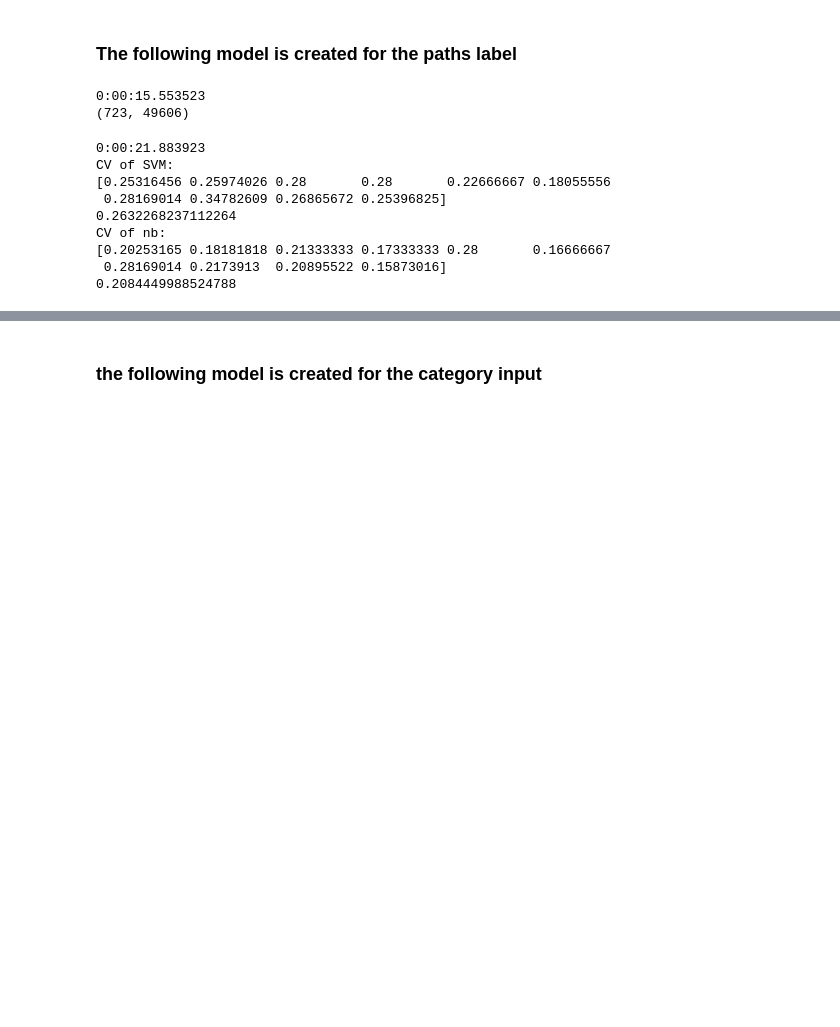
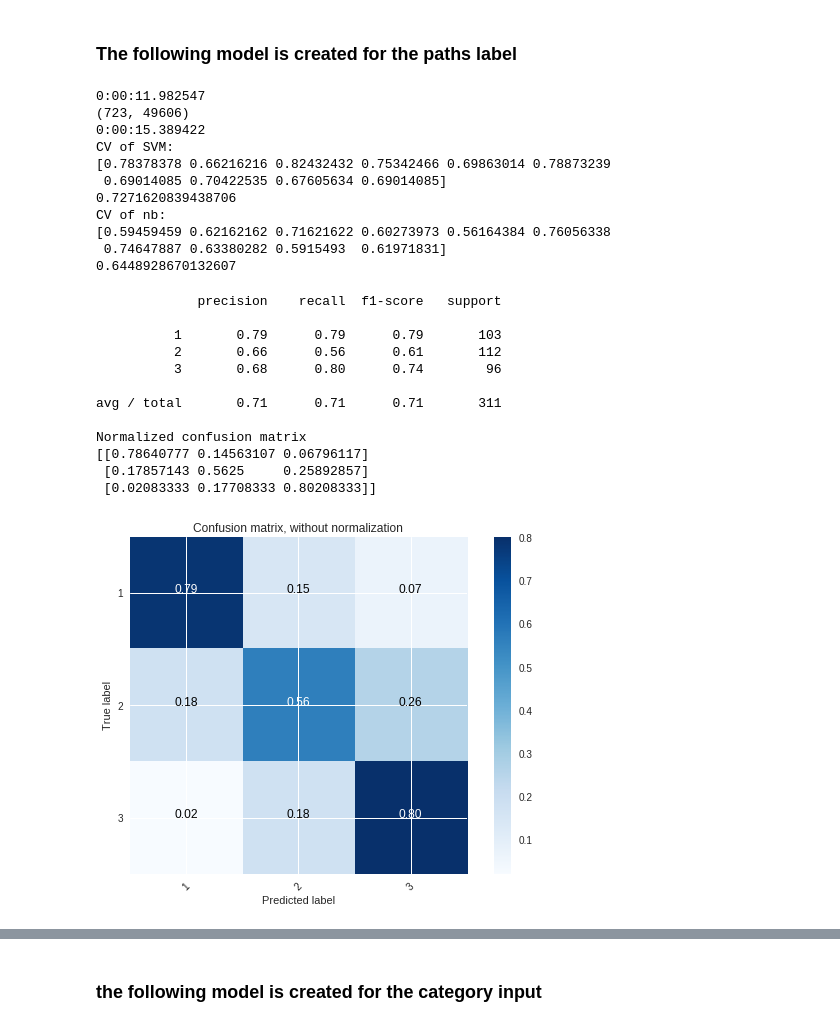
Before and after one commit to pmanlukas/colabSVM, a Jupyter notebook: linear_classifier.ipynb, the cells around one changed output, grey strips where cells are left out. Drawn from its saved outputs; the diff is of its cells as text; code cells hidden in the pictures; blank space fills up the shorter version.

```diff
--- a/linear_classifier.ipynb
+++ b/linear_classifier.ipynb
@@ -141,6 +130,7 @@ from matplotlib import pyplot as plt
 # %%
 labelsP = pd.read_csv("path_labels0518.csv").values
 labelsS  = pd.read_csv("structure_labels0518.csv").values
+labelsPP = pd.read_csv("new_path_labels0518.csv").values
 # %%
 texts = []   # list of text samples
 for spec in training_data:
@@ -192,6 +182,7 @@ print(str(len(texts_info_cat)))
 944
 # %%
 labelsPath = list()
+labelsPath3 = list()
 labelsStruct = list()
 labelsCat = list()
 
@@ -201,10 +192,14 @@ for labs in labelsS:
 for labp in labelsP:
   labelsPath.append(labp[1])
 
+for labp in labelsPP:
+  labelsPath3.append(labp[1])
+
 for labc in cat_label:
   labelsCat.append(cat_label[labc])
 
 print(str(len(labelsPath)))
+print(str(len(labelsPath3)))
 print(str(len(labelsStruct)))
 print(str(len(labelsCat)))
 # %% [output]
@@ -218,7 +214,7 @@ from sklearn.model_selection import train_test_split
 X_trainS, X_testS, y_trainS, y_testS = train_test_split(texts, labelsStruct, test_size=0.3, random_state=0)
 # %%
 #split the data and labels into a test and train set
-X_trainP, X_testP, y_trainP, y_testP = train_test_split(texts, labelsPath, test_size=0.3, random_state=0)
+X_trainP, X_testP, y_trainP, y_testP = train_test_split(texts, labelsPath3, test_size=0.3, random_state=0)
 # %%
 #split for category texts and labels
 X_trainC, X_testC, y_trainC, y_testC = train_test_split(cat_texts, labelsCat, test_size=0.3, random_state=0)
@@ -460,8 +483,8 @@ print(datetime.now() - t1)
 print(XtrainP.shape)
 
 # TODO: adjust classifier to generate better accuracy
-model_svm_P = clfSVC.fit(XtrainS, y_trainS)
-model_nb_P = clfNB.fit(XtrainS, y_trainS)
+model_svm_P = clfSVC.fit(XtrainP, y_trainP)
+model_nb_P = clfNB.fit(XtrainP, y_trainP)
 
 #cross validation
 score_svm_P = cross_val_score(model_svm_P, XtrainP, y_trainP, cv=10, n_jobs=-1)
@@ -475,17 +498,39 @@ print("CV of nb:")
 print(score_nb_P)
 print(sum(score_nb_P) / len(score_nb_P))
 # %% [output]
-0:00:15.553523
+0:00:11.982547
 (723, 49606)
+0:00:15.389422
+CV of SVM:
+[0.78378378 0.66216216 0.82432432 0.75342466 0.69863014 0.78873239
+ 0.69014085 0.70422535 0.67605634 0.69014085]
+0.7271620839438706
+CV of nb:
+[0.59459459 0.62162162 0.71621622 0.60273973 0.56164384 0.76056338
+ 0.74647887 0.63380282 0.5915493  0.61971831]
+0.6448928670132607
-0:00:21.883923
-CV of SVM:
-[0.25316456 0.25974026 0.28       0.28       0.22666667 0.18055556
- 0.28169014 0.34782609 0.26865672 0.25396825]
-0.2632268237112264
-CV of nb:
-[0.20253165 0.18181818 0.21333333 0.17333333 0.28       0.16666667
- 0.28169014 0.2173913  0.20895522 0.15873016]
-0.2084449988524788
+# %%
+y_pred = cross_val_predict(model_svm_P,XtestP,y_testP,cv=10)
+print(classification_report(y_testP, y_pred))
+conf_mat = confusion_matrix(y_testP,y_pred)
+conf_mat
+plt.figure()
+plot_confusion_matrix(conf_mat, classes=[1,2,3], normalize=True,
+                      title='Confusion matrix, without normalization')
+# %% [output]
+             precision    recall  f1-score   support
+
+          1       0.79      0.79      0.79       103
+          2       0.66      0.56      0.61       112
+          3       0.68      0.80      0.74        96
+
+avg / total       0.71      0.71      0.71       311
+
+Normalized confusion matrix
+[[0.78640777 0.14563107 0.06796117]
+ [0.17857143 0.5625     0.25892857]
+ [0.02083333 0.17708333 0.80208333]]
+[figure, added]
 # %%
 #TODO: change code to use sklearn Pipeline
 
```
Also changed, not shown: parts of 13 cells of this notebook.
